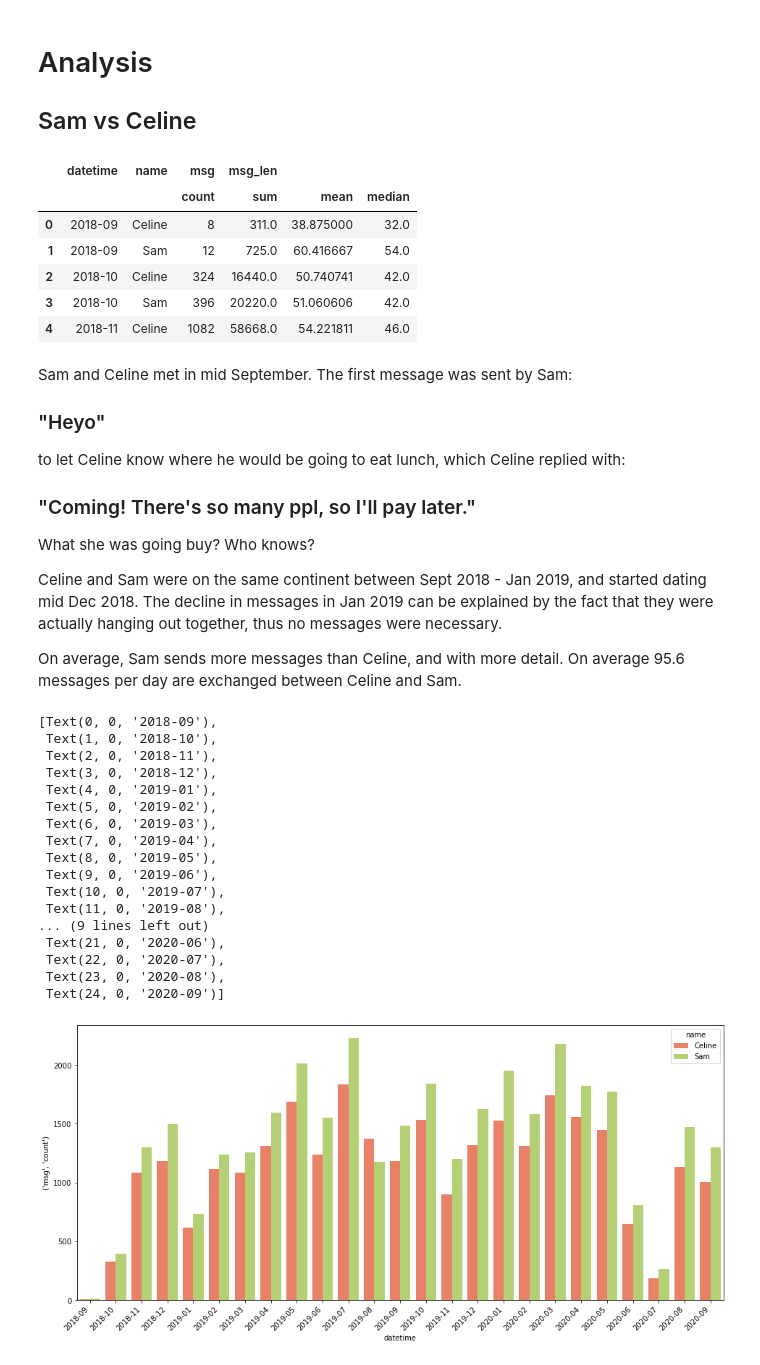
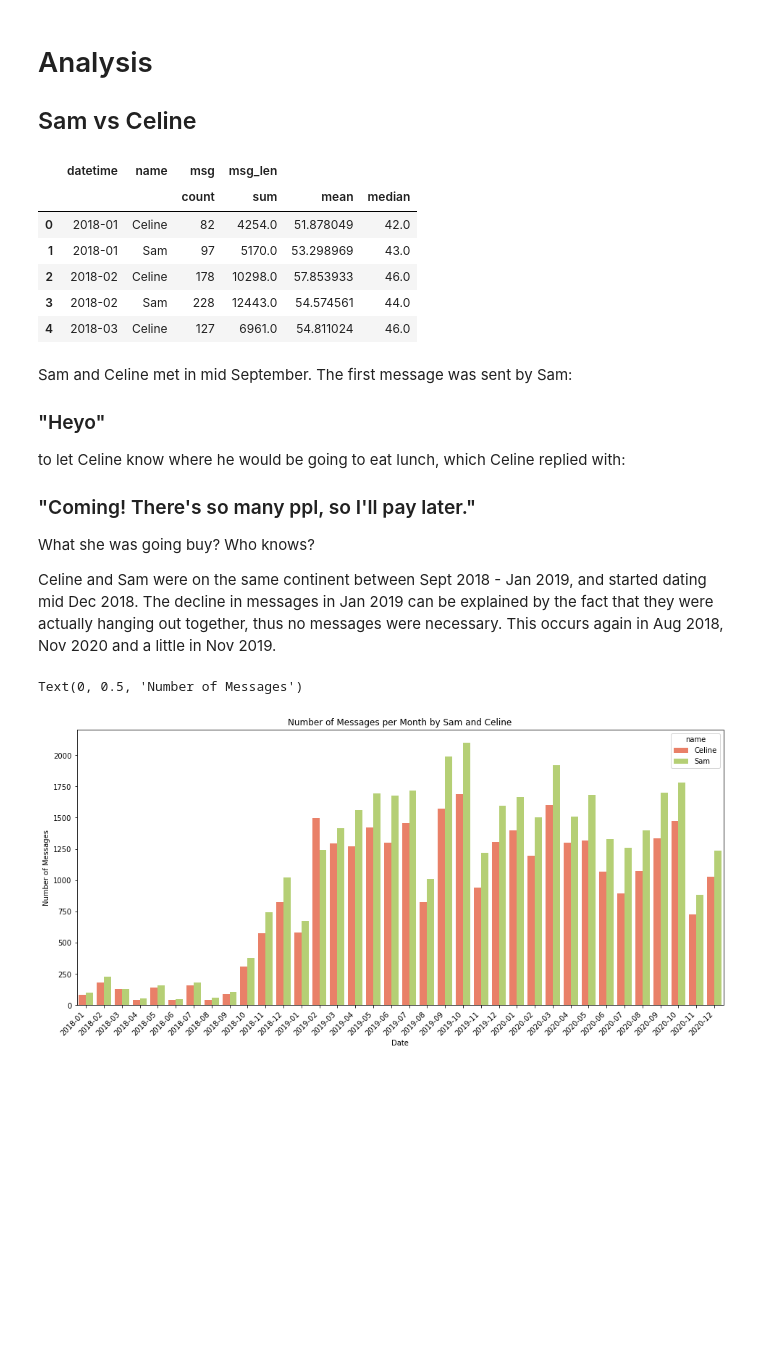
Before and after one commit to celine-y/sams-bday, a Jupyter notebook: chat.ipynb, the cells around one changed output. Saved outputs shown, nothing was run; the diff lists cells and outputs as text; code cells hidden in the pictures; blank space fills up the shorter version.

```diff
--- a/chat.ipynb
+++ b/chat.ipynb
@@ -39,8 +40,8 @@ def to_df(msg):
     h = pd.DataFrame(msg, columns=col_chat)
     h['timestamp'] = h['timestamp'].str.upper()
     h['timestamp'] = h['timestamp'].str.replace('.', '')
-    h['datetime'] = pd.to_datetime(h['timestamp'], format="%m/%d/%y, %I:%M %p", errors='coerce')
-    h.datetime.update(pd.to_datetime(h[h.datetime.isnull()].timestamp, errors='coerce', yearfirst=True))
+    h['datetime'] = pd.to_datetime(h['timestamp'], format="%d/%m/%y, %I:%M %p", errors='coerce')
+    h.datetime.update(pd.to_datetime(h[h.datetime.isnull()].timestamp, errors='coerce', yearfirst=False))
     h['date'] = h['datetime'].dt.date
     h['time'] = h['datetime'].dt.time
     h['msg_len'] = h['msg'].str.replace('\n', '').str.len()
@@ -59,7 +60,7 @@ def read_whatsapp(file_name):
 # %%
 # read txt files
 df = pd.DataFrame(columns=col_chat)
-for i in range(4):
+for i in range(5):
     filename = LOC_DATA + CHAT_FILENAME.format(i)
     print(filename)
     tmp = read_whatsapp(filename)
@@ -120,11 +121,11 @@ df_agg.head()
 # %% [output]
 |  | datetime | name | msg | msg_len |  |  |
 |  |  |  | count | sum | mean | median |
-| 0 | 2018-09 | Celine | 8 | 311.0 | 38.875000 | 32.0 |
-| 1 | 2018-09 | Sam | 12 | 725.0 | 60.416667 | 54.0 |
-| 2 | 2018-10 | Celine | 324 | 16440.0 | 50.740741 | 42.0 |
-| 3 | 2018-10 | Sam | 396 | 20220.0 | 51.060606 | 42.0 |
-| 4 | 2018-11 | Celine | 1082 | 58668.0 | 54.221811 | 46.0 |
+| 0 | 2018-01 | Celine | 82 | 4254.0 | 51.878049 | 42.0 |
+| 1 | 2018-01 | Sam | 97 | 5170.0 | 53.298969 | 43.0 |
+| 2 | 2018-02 | Celine | 178 | 10298.0 | 57.853933 | 46.0 |
+| 3 | 2018-02 | Sam | 228 | 12443.0 | 54.574561 | 44.0 |
+| 4 | 2018-03 | Celine | 127 | 6961.0 | 54.811024 | 46.0 |
 # %% [markdown]
 Sam and Celine met in mid September. The first message was sent by Sam:
 ### "Heyo"
@@ -132,32 +133,17 @@ to let Celine know where he would be going to eat lunch, which Celine replied wi
 ### "Coming! There's so many ppl, so I'll pay later."
 What she was going buy? Who knows?
 
-Celine and Sam were on the same continent between Sept 2018 - Jan 2019, and started dating mid Dec 2018. The decline in messages in Jan 2019 can be explained by the fact that they were actually hanging out together, thus no messages were necessary.
-
-On average, Sam sends more messages than Celine, and with more detail. On average 95.6 messages per day are exchanged between Celine and Sam.
+Celine and Sam were on the same continent between Sept 2018 - Jan 2019, and started dating mid Dec 2018. The decline in messages in Jan 2019 can be explained by the fact that they were actually hanging out together, thus no messages were necessary. This occurs again in Aug 2018, Nov 2020 and a little in Nov 2019.
 # %%
 colors = ["#FF7352", "#BBDE66"]
 sns.set_palette(sns.color_palette(colors))
 # %%
 plt.figure(figsize=bar_size)
 bplot = sns.barplot(y=('msg', 'count'), hue='name', x='datetime', data=df_agg)
 bplot.set_xticklabels(bplot.get_xticklabels(), rotation=45, horizontalalignment='right')
+bplot.set_title('Number of Messages per Month by Sam and Celine')
+bplot.set_xlabel('Date')
+bplot.set_ylabel('Number of Messages')
 # %% [output]
-[Text(0, 0, '2018-09'),
- Text(1, 0, '2018-10'),
- Text(2, 0, '2018-11'),
- Text(3, 0, '2018-12'),
- Text(4, 0, '2019-01'),
- Text(5, 0, '2019-02'),
- Text(6, 0, '2019-03'),
- Text(7, 0, '2019-04'),
- Text(8, 0, '2019-05'),
- Text(9, 0, '2019-06'),
- Text(10, 0, '2019-07'),
- Text(11, 0, '2019-08'),
-... (9 lines left out)
- Text(21, 0, '2020-06'),
- Text(22, 0, '2020-07'),
- Text(23, 0, '2020-08'),
- Text(24, 0, '2020-09')]
+Text(0, 0.5, 'Number of Messages')
-[figure, old version]
+[figure, new version]
```
Also changed, not shown: parts of 15 cells of this notebook, 2 other files.
